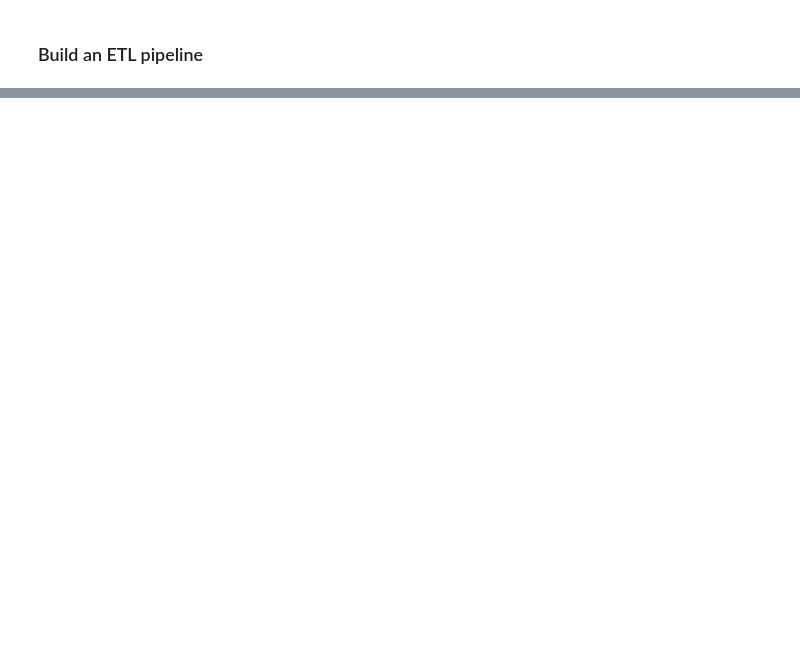
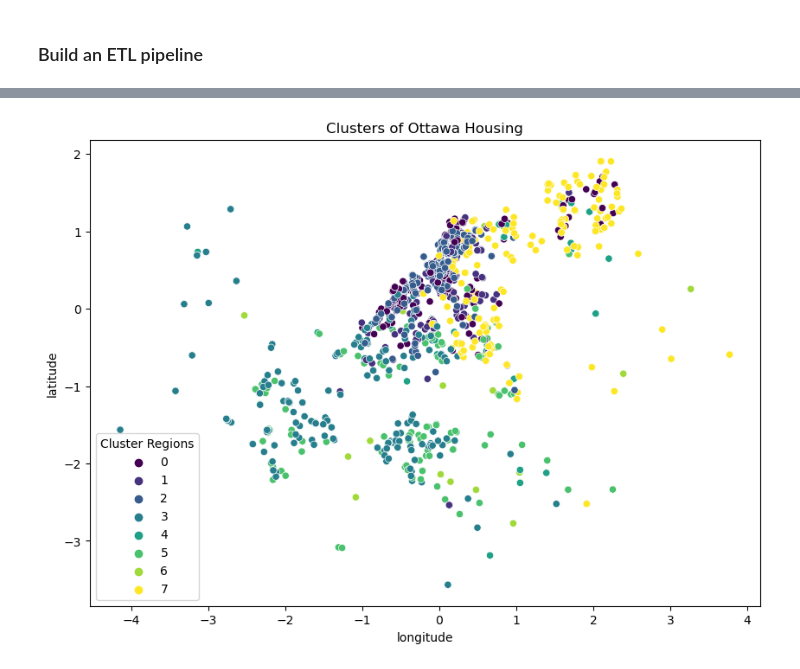
Before and after one commit to tjards/data_science_upskill, a Jupyter notebook: 2_housing_ottawa/ottawa_housing_analysis.ipynb, the cells around one changed output, grey strips where cells are left out. Cells and saved outputs as stored; diff of their text form; code cells hidden in the pictures; blank space fills up the shorter version.

```diff
--- a/2_housing_ottawa/ottawa_housing_analysis.ipynb
+++ b/2_housing_ottawa/ottawa_housing_analysis.ipynb
@@ -200,8 +178 @@ anomalies = housing_num_imputed[housing_num_imputed['anomalies'] == -1]
-# %%
-# align the anomaly column to the dataset
-housing['anomalies'] = housing_num_imputed['anomalies']
-# remove those points
-housing = housing[housing['anomalies'] != -1]
-# and drop the
-housing = housing.drop(columns=['anomalies'])
 # %% [markdown]
@@ -286,0 +317,34 @@ random_seed = 42
+# %%
+from sklearn.cluster import KMeans
+import seaborn as sns
+import matplotlib.pyplot as plt
+
+kmeans = KMeans(n_clusters = 8, random_state = 42, n_init = 'auto')
+kmeans.fit(housing_prepared)
+
+# add cluster info to the dataset
+housing_prepared_cluster = housing_prepared.copy()
+
+housing_prepared_cluster['cluster_labels'] = kmeans.labels_
+
+#cluster_names = {0: 'Region 0',1: 'Region 1', 2: 'Region 2', 3: 'Region 3', 4: 'Region 4', 5: 'Region 5'}
+#housing_prepared_cluster['cluster_name'] = housing_prepared_cluster['cluster_labels'].map(cluster_names)
+# %%
+# plot
+from scipy.spatial import ConvexHull
+
+plt.figure(figsize=(10, 7))
+sns.scatterplot(data = housing_prepared_cluster,
+                x = 'longitude',
+                y = 'latitude',
+                palette='viridis',
+                #size = 'bedrooms',
+                #sizes=(10, 100),
+                hue = kmeans.labels_,
+                legend = 'full')
+
+plt.title('Clusters of Ottawa Housing')
+plt.legend(title ='Cluster Regions')
+plt.show()
+# %% [output]
+[figure, added]
```
Also changed, not shown: parts of 30 cells of this notebook.
